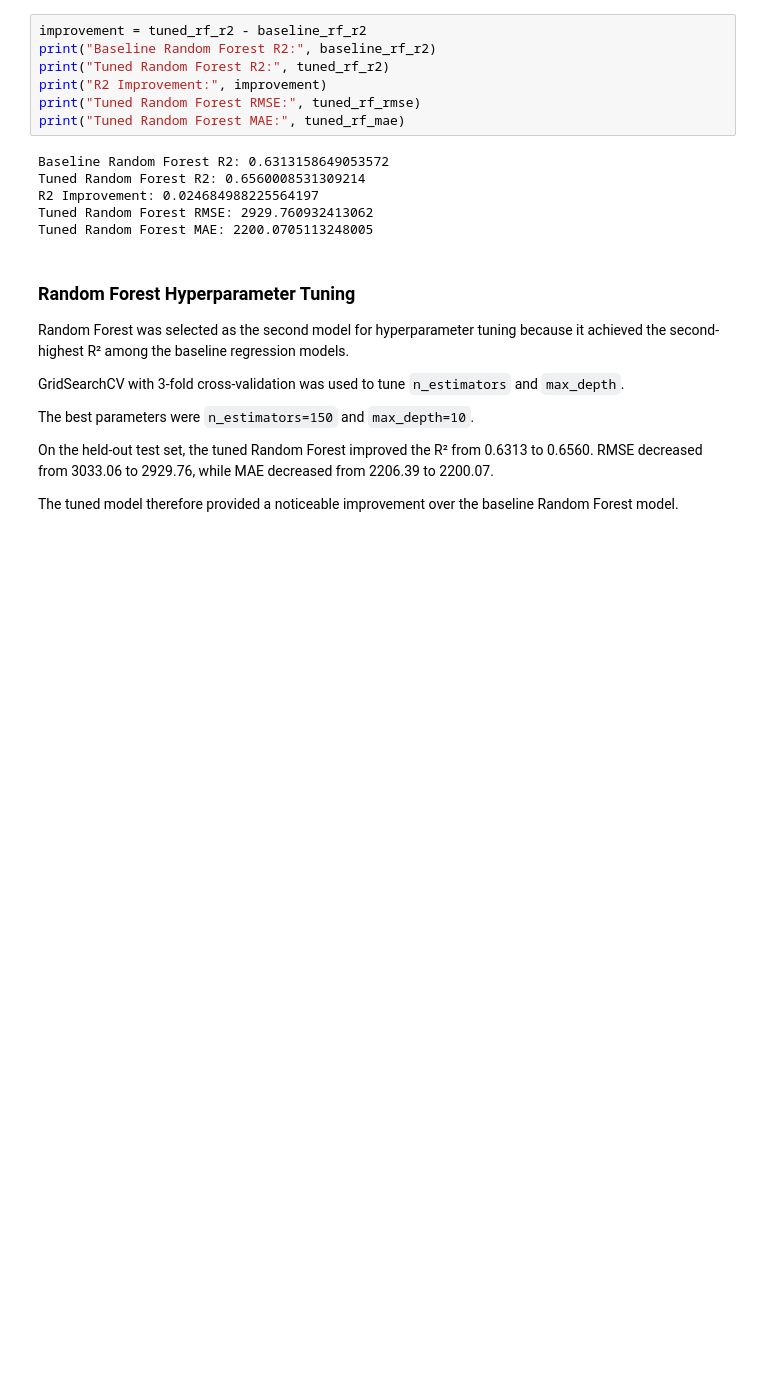
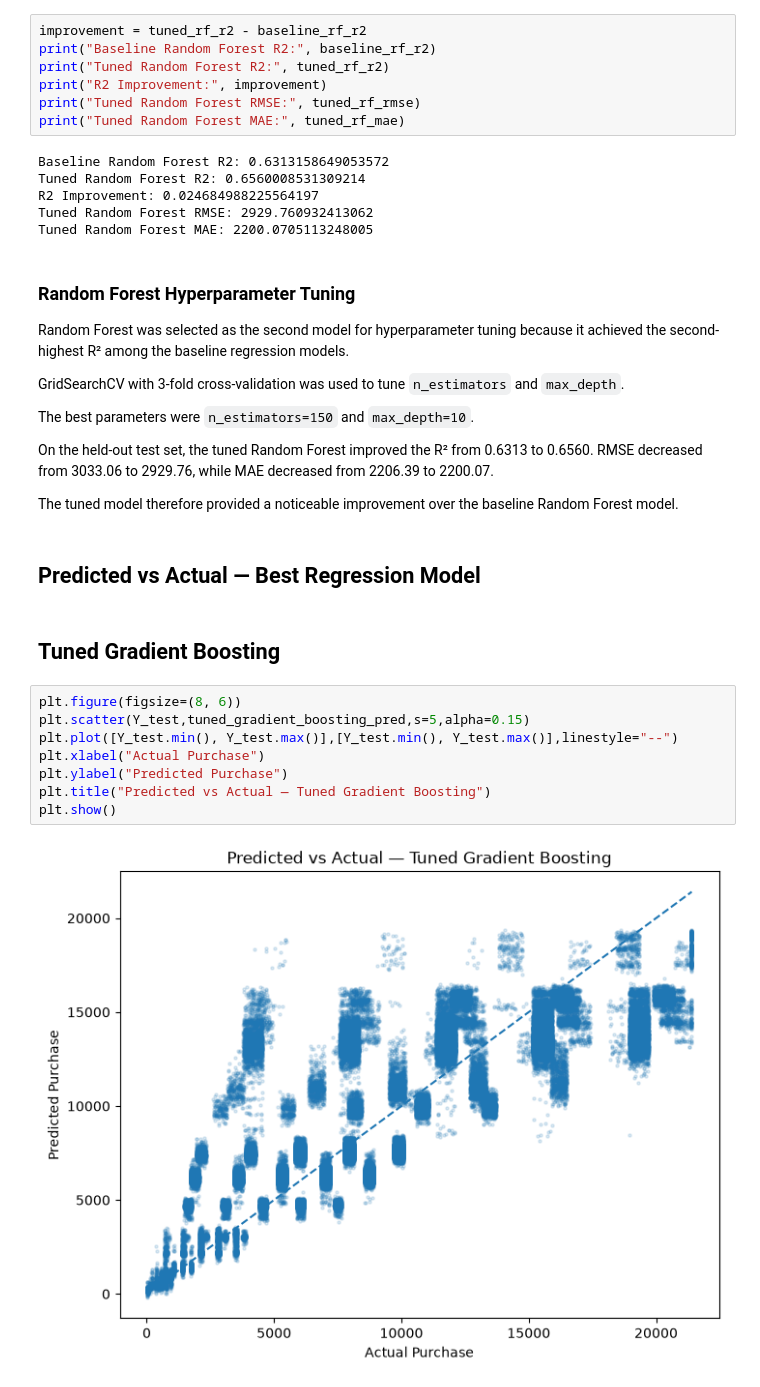
Before and after one commit to snehitha-araveti/ML-Capstone-Project-2026, a Jupyter notebook: notebooks/regression.ipynb, the cells around one changed output. Drawn from its saved outputs; the diff is of its cells as text; blank space fills up the shorter version.

Commit message:
Implemented predicted-vs-actual plot & feature importance plot for Random tree model

```diff
--- a/notebooks/regression.ipynb
+++ b/notebooks/regression.ipynb
@@ -1118,3 +1118,17 @@ decreased from 2206.39 to 2200.07.
 
 The tuned model therefore provided a noticeable improvement over the
 baseline Random Forest model.
+# %% [markdown]
+## Predicted vs Actual — Best Regression Model
+# %% [markdown]
+## Tuned Gradient Boosting
+# %%
+plt.figure(figsize=(8, 6))
+plt.scatter(Y_test,tuned_gradient_boosting_pred,s=5,alpha=0.15)
+plt.plot([Y_test.min(), Y_test.max()],[Y_test.min(), Y_test.max()],linestyle="--")
+plt.xlabel("Actual Purchase")
+plt.ylabel("Predicted Purchase")
+plt.title("Predicted vs Actual — Tuned Gradient Boosting")
+plt.show()
+# %% [output]
+[figure, added]
```
Also changed, not shown: parts of 19 cells of this notebook.
